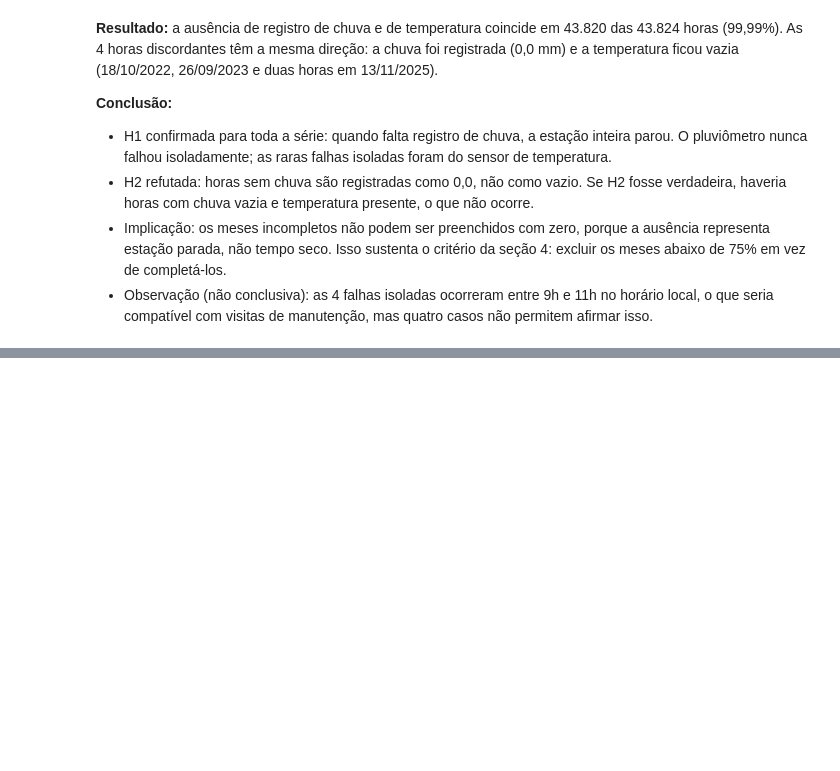
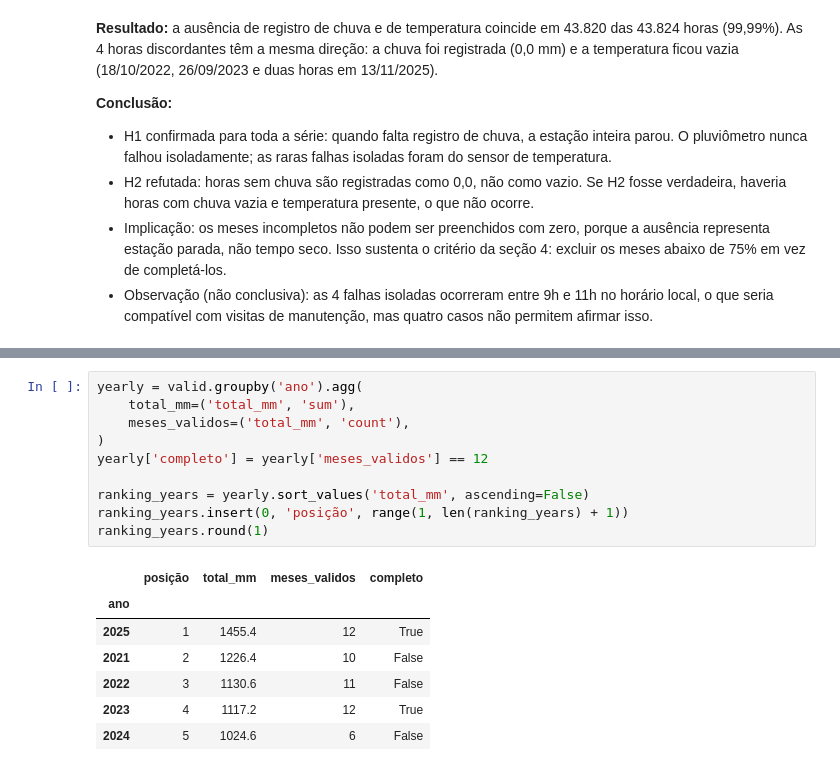
Before and after one commit to renanricardosilva/chuva-es, a Jupyter notebook: notebooks/01-exploracao-vitoria.ipynb, the cells around one changed output, grey strips where cells are left out. Drawn from its saved outputs; the diff is of its cells as text; blank space fills up the shorter version.

```diff
--- a/notebooks/01-exploracao-vitoria.ipynb
+++ b/notebooks/01-exploracao-vitoria.ipynb
@@ -361,0 +441,18 @@ len(mismatch), mismatch[['Data', 'Hora UTC', RAIN, temp]]
+# %%
+yearly = valid.groupby('ano').agg(
+    total_mm=('total_mm', 'sum'),
+    meses_validos=('total_mm', 'count'),
+)
+yearly['completo'] = yearly['meses_validos'] == 12
+
+ranking_years = yearly.sort_values('total_mm', ascending=False)
+ranking_years.insert(0, 'posição', range(1, len(ranking_years) + 1))
+ranking_years.round(1)
+# %% [output]
+|  | posição | total_mm | meses_validos | completo |
+| ano |  |  |  |  |
+| 2025 | 1 | 1455.4 | 12 | True |
+| 2021 | 2 | 1226.4 | 10 | False |
+| 2022 | 3 | 1130.6 | 11 | False |
+| 2023 | 4 | 1117.2 | 12 | True |
+| 2024 | 5 | 1024.6 | 6 | False |
```
Also changed, not shown: parts of 13 cells of this notebook.
